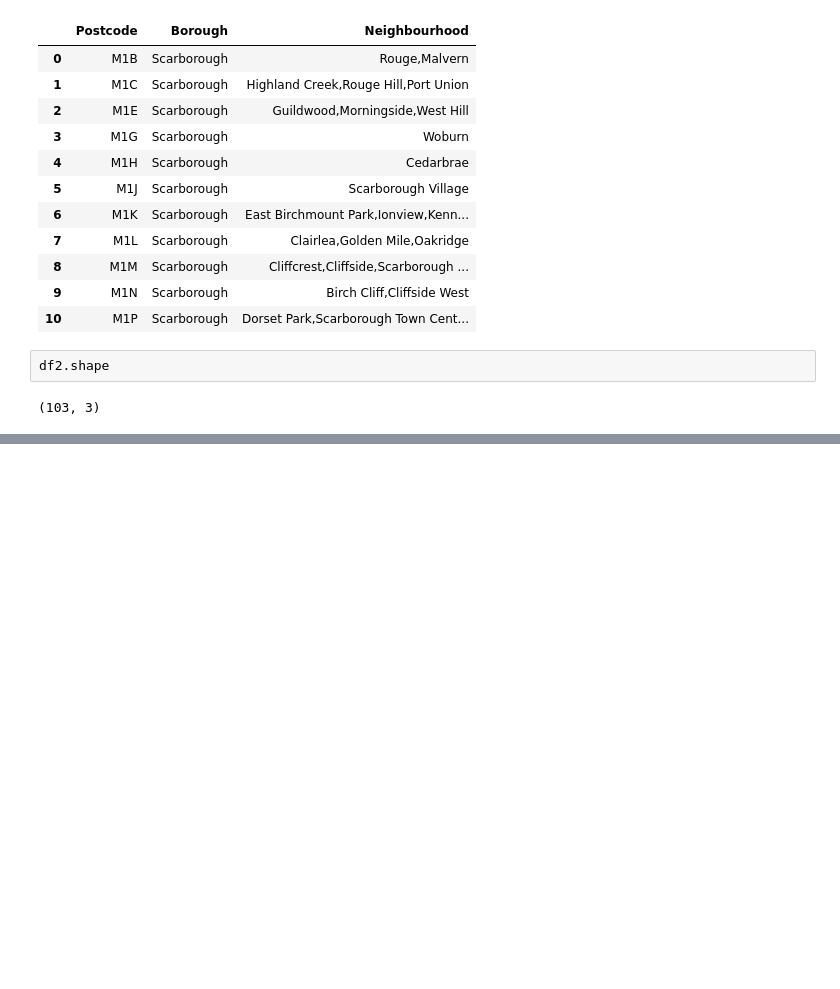
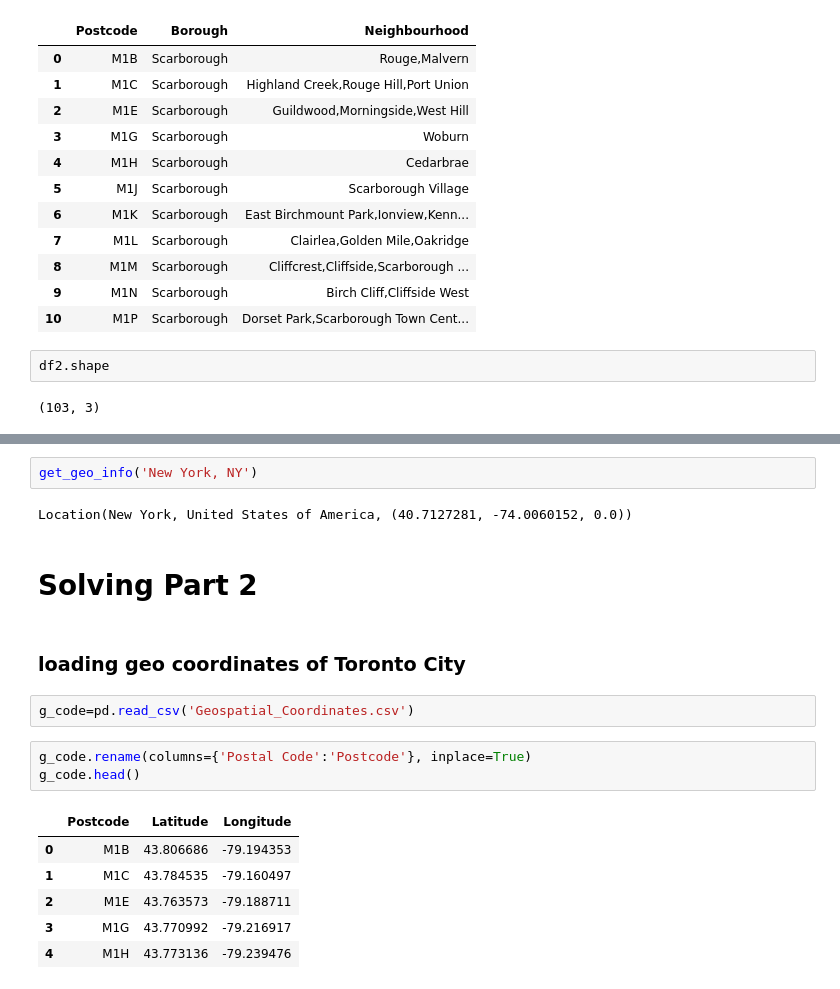
Before and after one commit to rkumards/Coursera_Capstone, a Jupyter notebook: clustering.ipynb, the cells around one changed output, grey strips where cells are left out. Saved outputs shown, nothing was run; the diff lists cells and outputs as text; blank space fills up the shorter version.

```diff
--- a/clustering.ipynb
+++ b/clustering.ipynb
@@ -59,0 +108,20 @@ df2.shape
+# %%
+get_geo_info('New York, NY')
+# %% [output]
+Location(New York, United States of America, (40.7127281, -74.0060152, 0.0))
+# %% [markdown]
+# Solving Part 2
+# %% [markdown]
+### loading geo coordinates of Toronto City
+# %%
+g_code=pd.read_csv('Geospatial_Coordinates.csv')
+# %%
+g_code.rename(columns={'Postal Code':'Postcode'}, inplace=True)
+g_code.head()
+# %% [output]
+|  | Postcode | Latitude | Longitude |
+| 0 | M1B | 43.806686 | -79.194353 |
+| 1 | M1C | 43.784535 | -79.160497 |
+| 2 | M1E | 43.763573 | -79.188711 |
+| 3 | M1G | 43.770992 | -79.216917 |
+| 4 | M1H | 43.773136 | -79.239476 |
```
Also changed, not shown: parts of 7 cells of this notebook, 1 other file.
